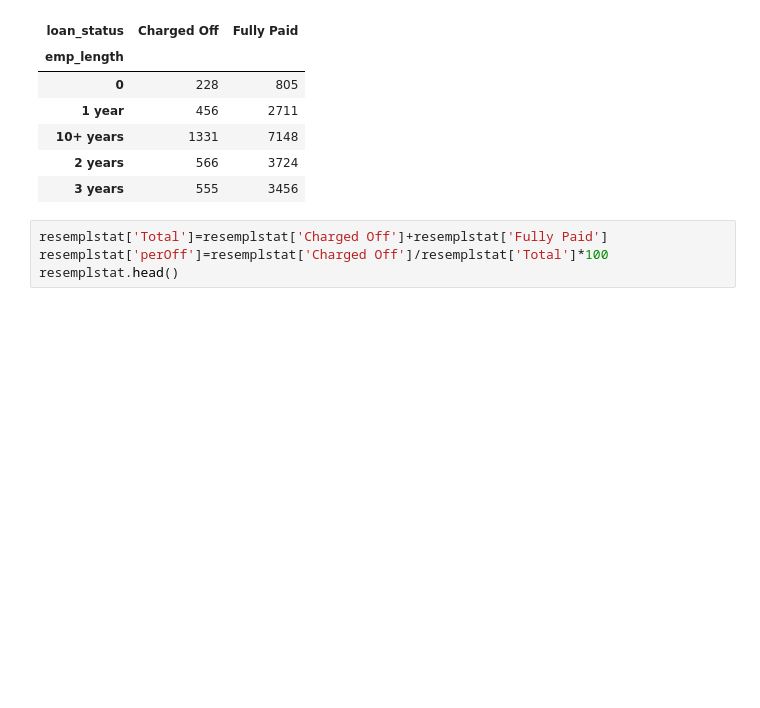
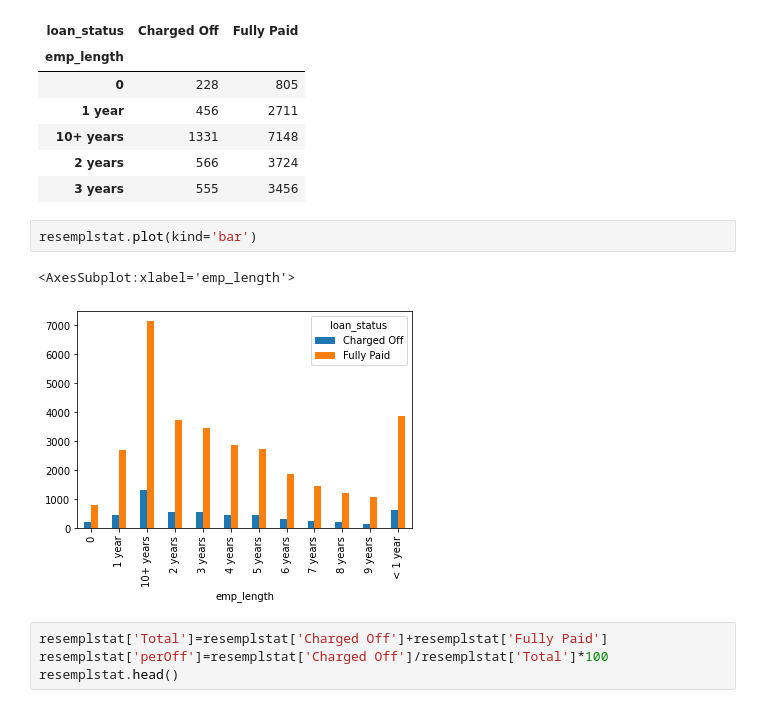
Before and after one commit to sreedevisreekumar/machinelearning, a Jupyter notebook: Assignment.ipynb, the cells around one changed output. Saved outputs shown, nothing was run; the diff lists cells and outputs as text; blank space fills up the shorter version.

```diff
--- a/Assignment.ipynb
+++ b/Assignment.ipynb
@@ -858,6 +858,11 @@ resemplstat.head()
 | 10+ years | 1331 | 7148 |
 | 2 years | 566 | 3724 |
 | 3 years | 555 | 3456 |
+# %%
+resemplstat.plot(kind='bar')
+# %% [output]
+<AxesSubplot:xlabel='emp_length'>
+[figure, added]
 # %%
 resemplstat['Total']=resemplstat['Charged Off']+resemplstat['Fully Paid']
 resemplstat['perOff']=resemplstat['Charged Off']/resemplstat['Total']*100
```
Also changed, not shown: parts of 15 cells of this notebook.
